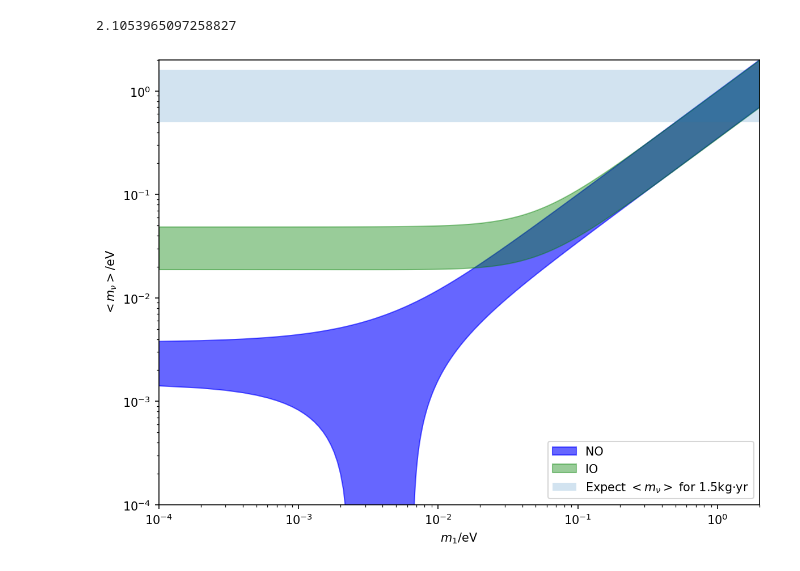
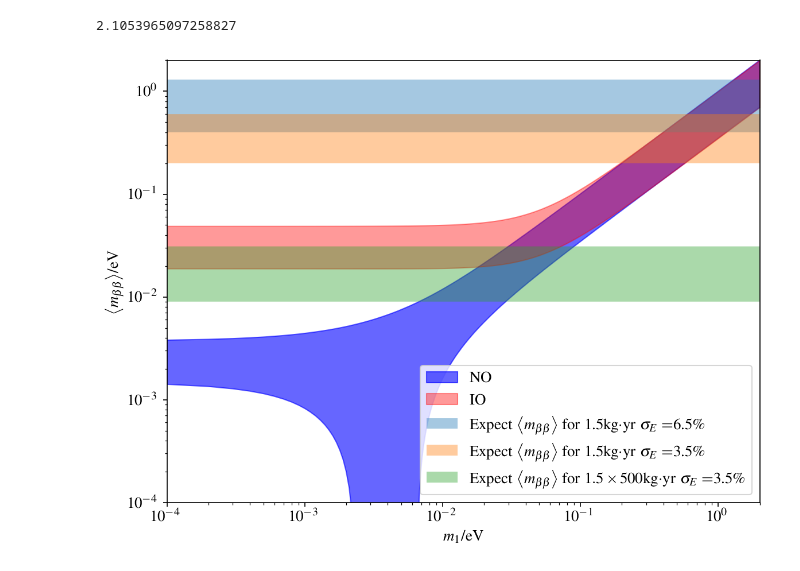
Before and after one commit to greatofdream/0nubetabeta, a Jupyter notebook: m_ee.ipynb, the cells around one changed output. Drawn from its saved outputs; the diff is of its cells as text; code cells hidden in the pictures.

```diff
--- a/m_ee.ipynb
+++ b/m_ee.ipynb
@@ -20,6 +20,17 @@ print(a)
 (5.218295835038068, 1.5934439067705526)
 # %% [markdown]
 # Proposal for 0nubb Nd150
+# %%
+import matplotlib.pyplot as plt
+plt.rcParams.update(
+    {
+        "font.family": "serif",  # use serif/main font for text elements
+        "font.serif": ["Times"],
+        "text.usetex": True,  # use inline math for ticks
+        "pgf.rcfonts": False,  # don't setup fonts from rc parameters
+        "font.size": 13,
+    }
+)
 # %%
 sensi_u = np.load('0nu2b.npy')
 sensi_l = np.load('0nu2bBad.npy')
@@ -122,18 +157,21 @@ mbbIO_Ls = mbbIO_L(m_1s)
 # %%
 
 fig, ax = plt.subplots(figsize=(8,6),dpi=150)
 ax.fill_between(m_1s,mbb_Ls,mbb_Us,color='b',alpha=0.6,label='NO')
 
-ax.fill_between(m_1s,mbbIO_Ls,mbbIO_Us,color='g',alpha=0.4,label='IO')
-ax.fill_between(m_1s,np.repeat([0.5],m_1s.shape[0]),np.repeat([1.6],m_1s.shape[0]),alpha=0.2, label=r'Expect $<m_\nu>$ for 1.5kg$\cdot$yr')
+ax.fill_between(m_1s,mbbIO_Ls,mbbIO_Us,color='r',alpha=0.4,label='IO')
+ax.fill_between(m_1s,np.repeat([0.4],m_1s.shape[0]),np.repeat([1.3],m_1s.shape[0]),alpha=0.4, label=r'Expect $\left<m_{\beta\beta}\right>$ for 1.5kg$\cdot$yr $\sigma_E=$6.5\%')
+ax.fill_between(m_1s,np.repeat([0.2],m_1s.shape[0]),np.repeat([0.6],m_1s.shape[0]),alpha=0.4, label=r'Expect $\left<m_{\beta\beta}\right>$ for 1.5kg$\cdot$yr $\sigma_E=$3.5\%')
+ax.fill_between(m_1s,np.repeat([0.009],m_1s.shape[0]),np.repeat([0.031],m_1s.shape[0]),alpha=0.4, label=r'Expect $\left<m_{\beta\beta}\right>$ for $1.5\times500$kg$\cdot$yr $\sigma_E=$3.5\%')
+
 ax.legend(loc='lower right')
 ax.set_xscale('log')
 ax.set_yscale('log')
 ax.set_ylim([1e-4,2])
 ax.set_xlim([1e-4,2])
 ax.set_xlabel(r'$m_1$/eV')
-ax.set_ylabel(r'$<m_\nu>$/eV')
+ax.set_ylabel(r'$\left<m_{\beta\beta}\right>$/eV')
 plt.tight_layout()
 plt.savefig('IONOm_ee.pdf')
 # %% [output]
-[figure, old version]
+[figure, new version]
```
Also changed, not shown: parts of 7 cells of this notebook.
